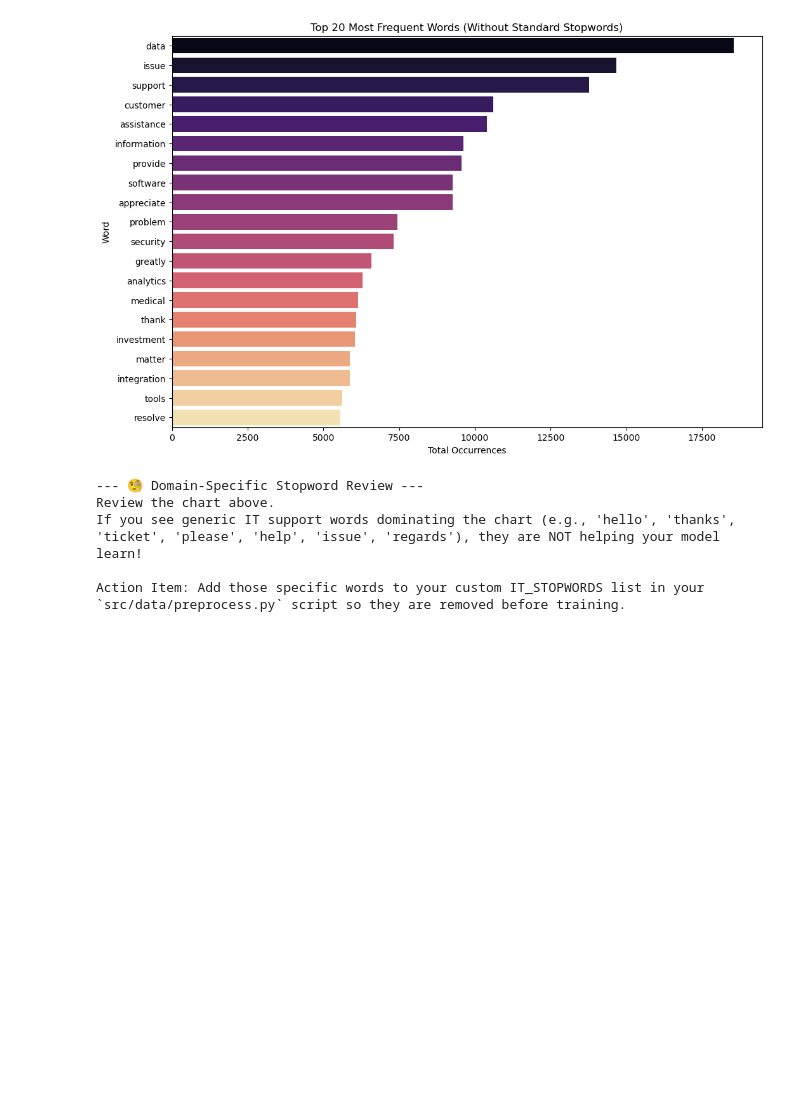
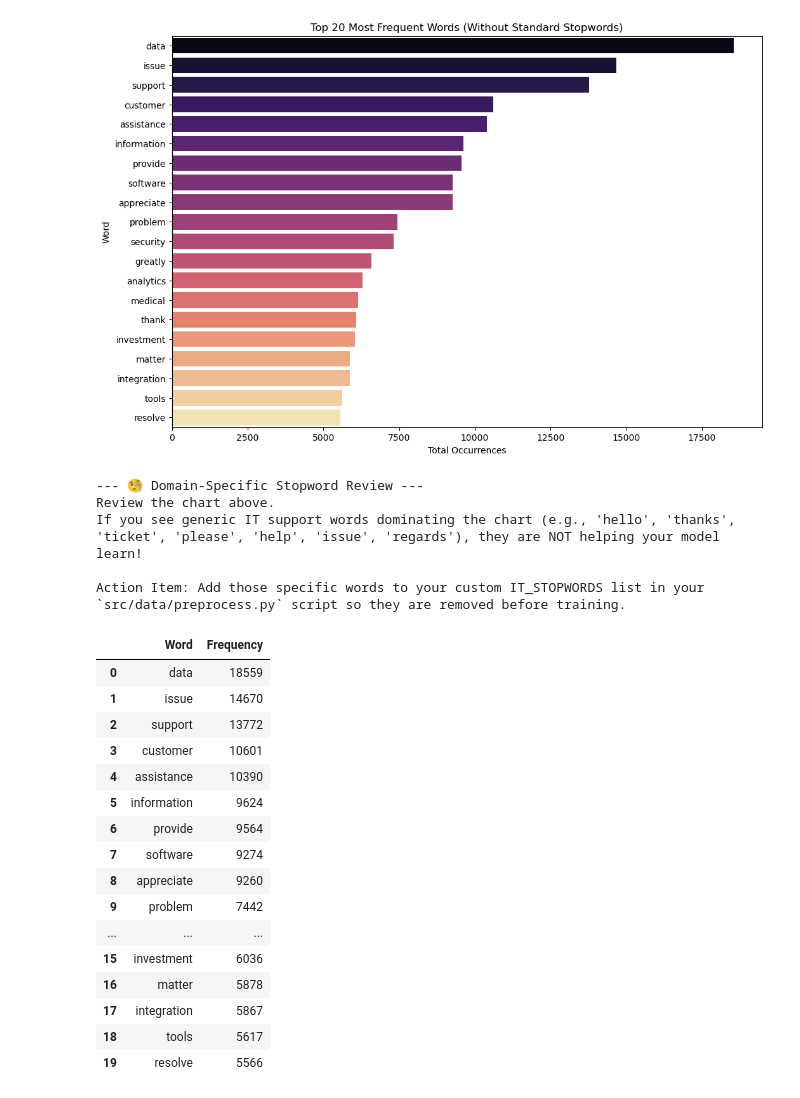
Before and after one commit to Praveenk2324/Customer-Ticker-Classification, a Jupyter notebook: notebooks/EDA.ipynb, the cells around one changed output. Drawn from its saved outputs; the diff is of its cells as text; code cells hidden in the pictures; blank space fills up the shorter version.

```diff
--- a/notebooks/EDA.ipynb
+++ b/notebooks/EDA.ipynb
@@ -144,3 +144,23 @@ Review the chart above.
 If you see generic IT support words dominating the chart (e.g., 'hello', 'thanks', 'ticket', 'please', 'help', 'issue', 'regards'), they are NOT helping your model learn!
 
 Action Item: Add those specific words to your custom IT_STOPWORDS list in your `src/data/preprocess.py` script so they are removed before training.
+# %%
+top_20_df
+# %% [output]
+|  | Word | Frequency |
+| 0 | data | 18559 |
+| 1 | issue | 14670 |
+| 2 | support | 13772 |
+| 3 | customer | 10601 |
+| 4 | assistance | 10390 |
+| 5 | information | 9624 |
+| 6 | provide | 9564 |
+| 7 | software | 9274 |
+| 8 | appreciate | 9260 |
+| 9 | problem | 7442 |
+| ... | ... | ... |
+| 15 | investment | 6036 |
+| 16 | matter | 5878 |
+| 17 | integration | 5867 |
+| 18 | tools | 5617 |
+| 19 | resolve | 5566 |
```
Also changed, not shown: parts of 2 cells of this notebook, 3 other files.
